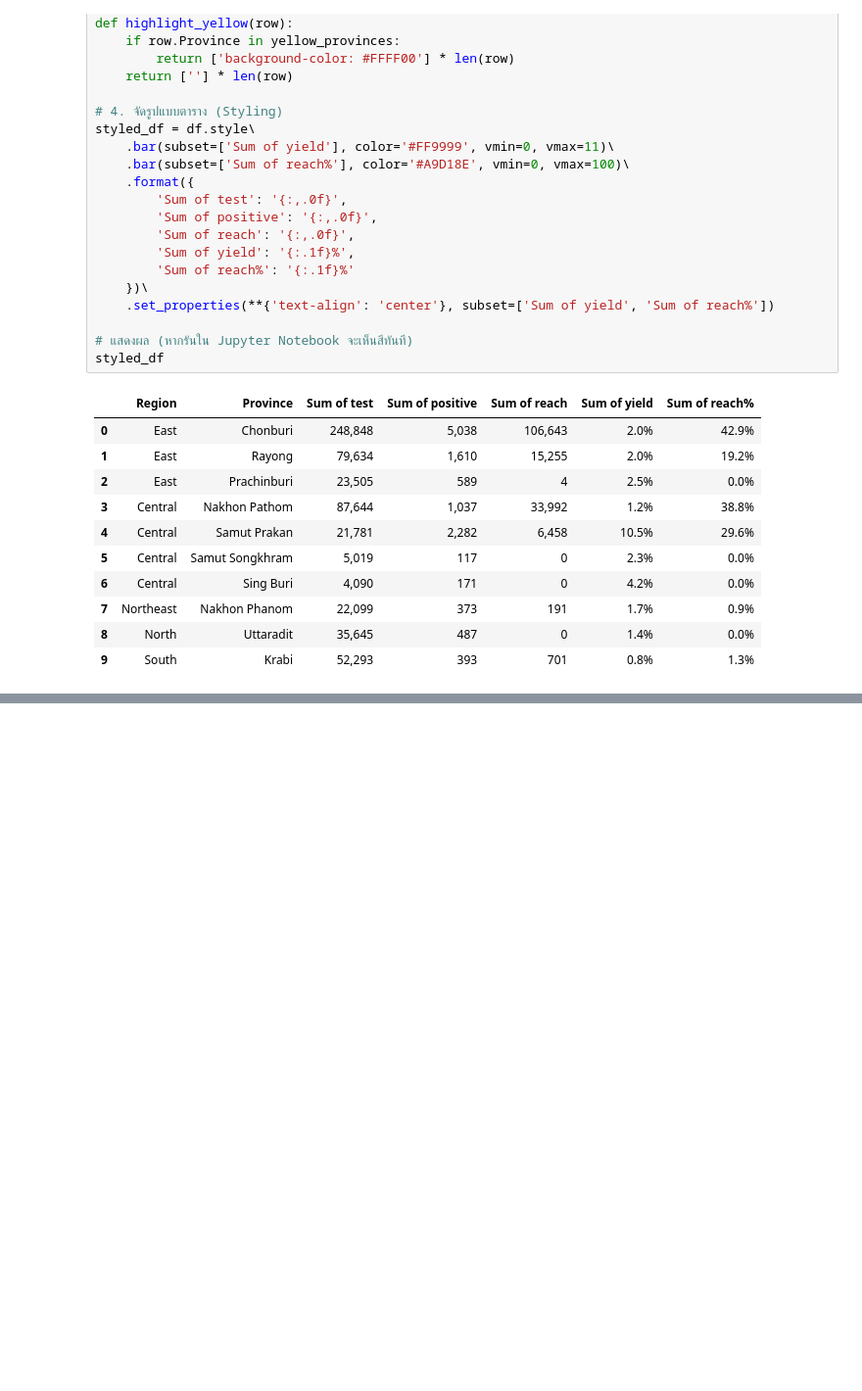
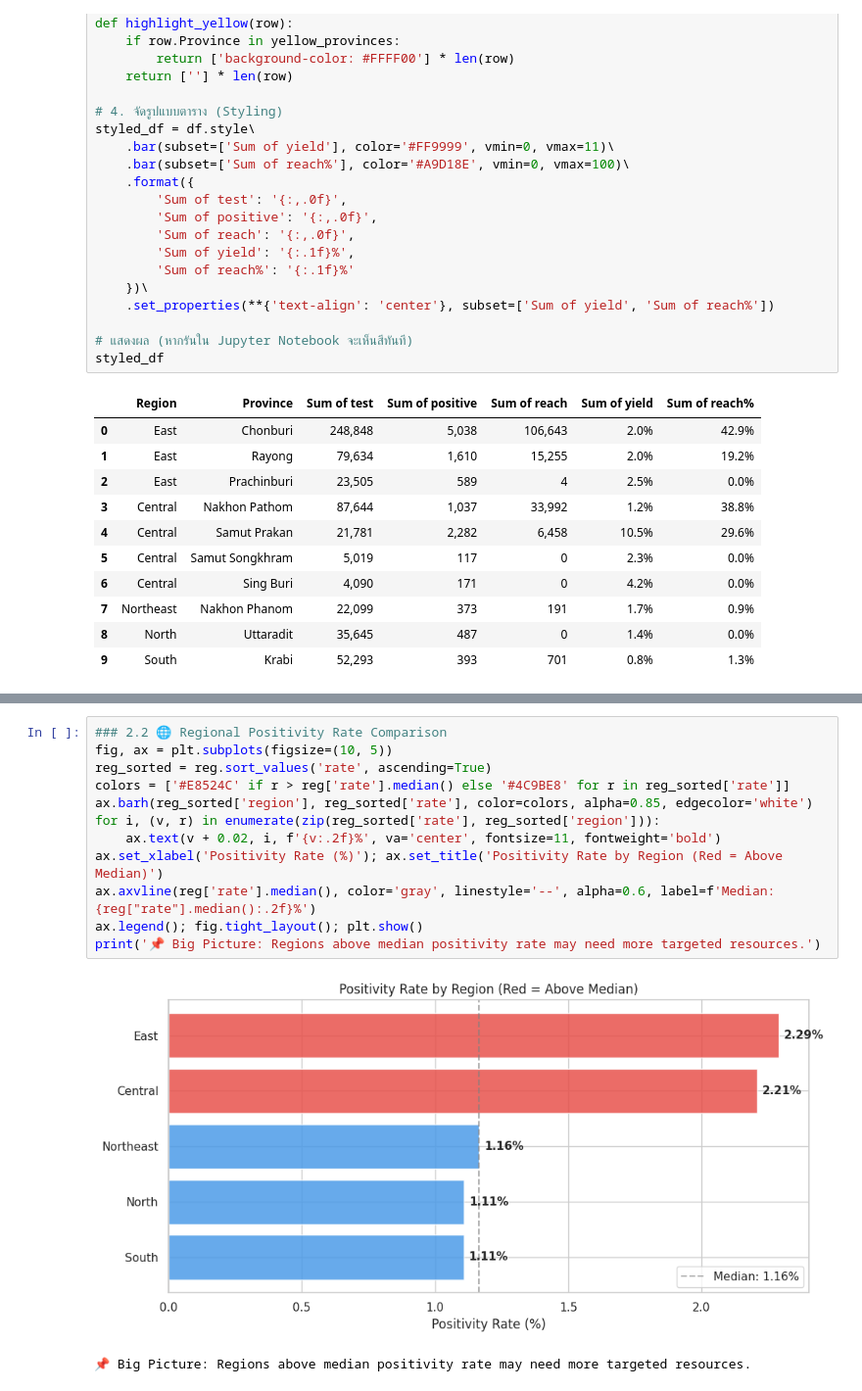
Before and after one commit to sittidetw/DADS6001_Midterm_Project, a Jupyter notebook: EDA_HIV_Proactive_Screening.ipynb, the cells around one changed output, grey strips where cells are left out. Shown at 98% size. Cells and saved outputs as stored; diff of their text form; blank space fills up the shorter version.

```diff
--- a/EDA_HIV_Proactive_Screening.ipynb
+++ b/EDA_HIV_Proactive_Screening.ipynb
@@ -522,0 +616,15 @@ styled_df
+# %%
+### 2.2 🌐 Regional Positivity Rate Comparison
+fig, ax = plt.subplots(figsize=(10, 5))
+reg_sorted = reg.sort_values('rate', ascending=True)
+colors = ['#E8524C' if r > reg['rate'].median() else '#4C9BE8' for r in reg_sorted['rate']]
+ax.barh(reg_sorted['region'], reg_sorted['rate'], color=colors, alpha=0.85, edgecolor='white')
+for i, (v, r) in enumerate(zip(reg_sorted['rate'], reg_sorted['region'])):
+    ax.text(v + 0.02, i, f'{v:.2f}%', va='center', fontsize=11, fontweight='bold')
+ax.set_xlabel('Positivity Rate (%)'); ax.set_title('Positivity Rate by Region (Red = Above Median)')
+ax.axvline(reg['rate'].median(), color='gray', linestyle='--', alpha=0.6, label=f'Median: {reg["rate"].median():.2f}%')
+ax.legend(); fig.tight_layout(); plt.show()
+print('📌 Big Picture: Regions above median positivity rate may need more targeted resources.')
+# %% [output]
+[figure, added]
+📌 Big Picture: Regions above median positivity rate may need more targeted resources.
```
Also changed, not shown: parts of 14 cells of this notebook.
